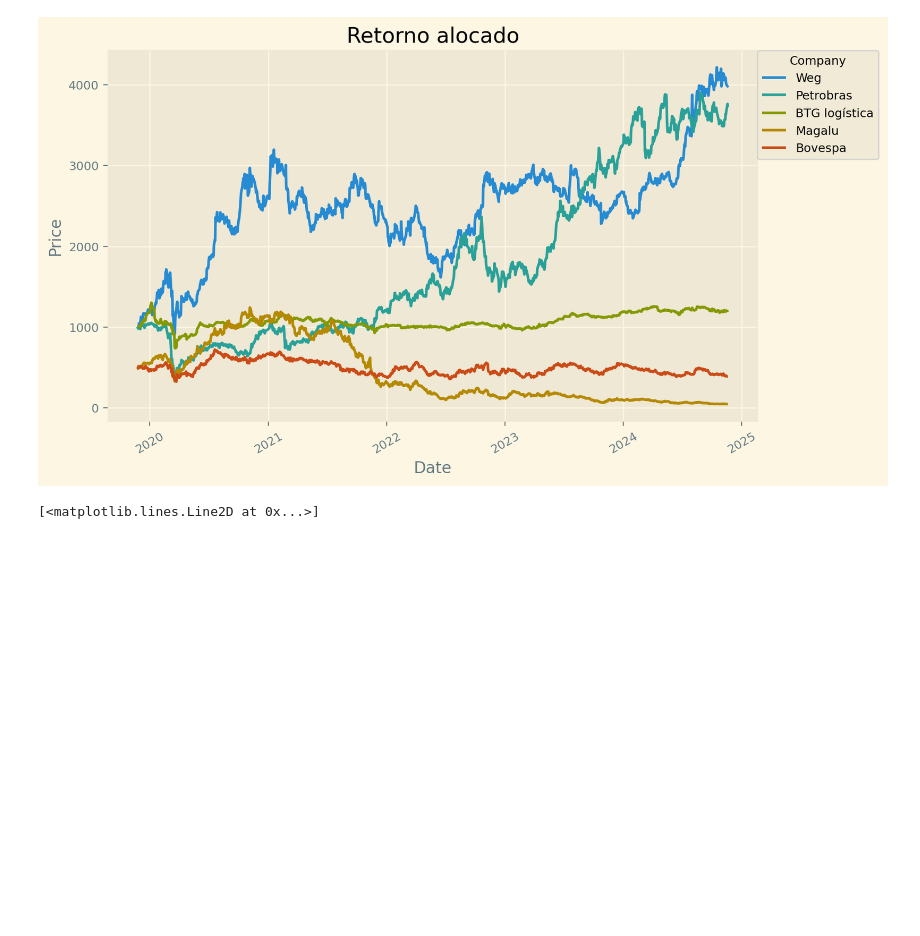
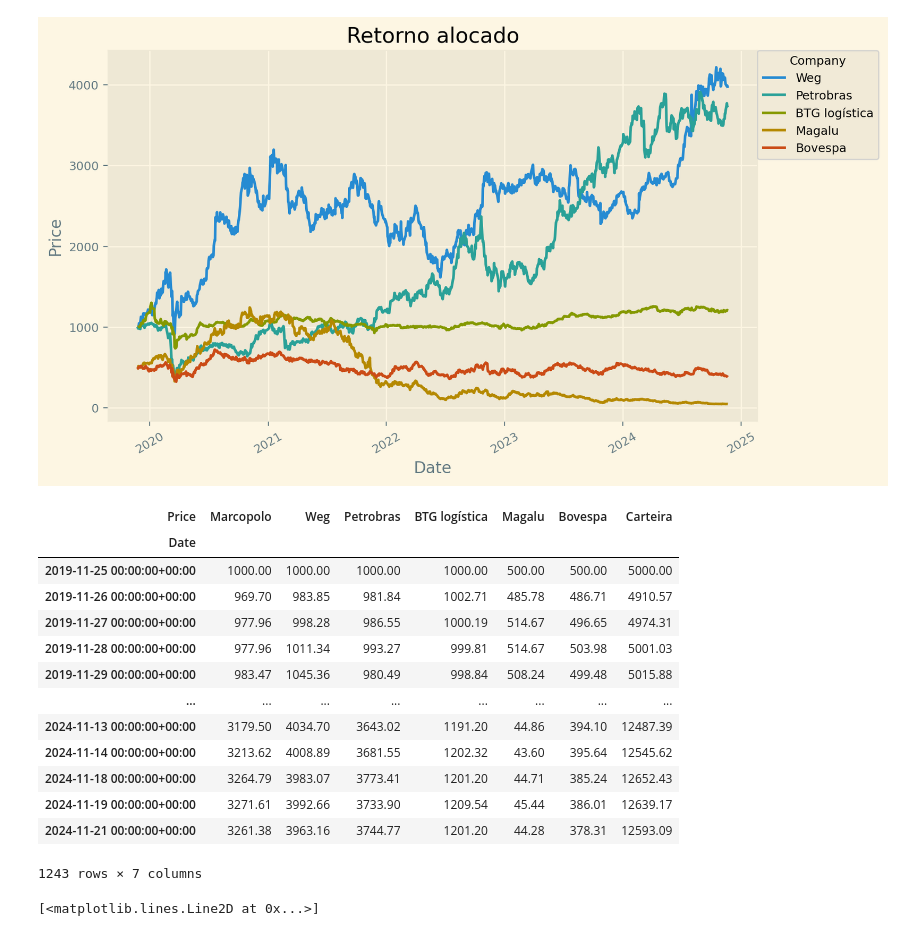
Before and after one commit to filmateus/data_science_financas, a Jupyter notebook: strocks_market_return_rate.ipynb, the cells around one changed output. Cells and saved outputs as stored; diff of their text form; code cells hidden in the pictures; blank space fills up the shorter version.

```diff
--- a/strocks_market_return_rate.ipynb
+++ b/strocks_market_return_rate.ipynb
@@ -322,6 +321,25 @@ def plot_closing_prices(df_adj_close, title='Adjusted Closing Prices of Stocks O
 plot_closing_prices(df_alocado, title="Retorno alocado")
 # %% [output]
 [figure]
+# %%
+df = df_alocado.copy()
+df['Carteira'] = df.iloc[:,:].sum(axis=1)
+df.round(2)
+# %% [output]
+| Price | Marcopolo | Weg | Petrobras | BTG logística | Magalu | Bovespa | Carteira |
+| Date |  |  |  |  |  |  |  |
+| 2019-11-25 00:00:00+00:00 | 1000.00 | 1000.00 | 1000.00 | 1000.00 | 500.00 | 500.00 | 5000.00 |
+| 2019-11-26 00:00:00+00:00 | 969.70 | 983.85 | 981.84 | 1002.71 | 485.78 | 486.71 | 4910.57 |
+| 2019-11-27 00:00:00+00:00 | 977.96 | 998.28 | 986.55 | 1000.19 | 514.67 | 496.65 | 4974.31 |
+| 2019-11-28 00:00:00+00:00 | 977.96 | 1011.34 | 993.27 | 999.81 | 514.67 | 503.98 | 5001.03 |
+| 2019-11-29 00:00:00+00:00 | 983.47 | 1045.36 | 980.49 | 998.84 | 508.24 | 499.48 | 5015.88 |
+| ... | ... | ... | ... | ... | ... | ... | ... |
+| 2024-11-13 00:00:00+00:00 | 3179.50 | 4034.70 | 3643.02 | 1191.20 | 44.86 | 394.10 | 12487.39 |
+| 2024-11-14 00:00:00+00:00 | 3213.62 | 4008.89 | 3681.55 | 1202.32 | 43.60 | 395.64 | 12545.62 |
+| 2024-11-18 00:00:00+00:00 | 3264.79 | 3983.07 | 3773.41 | 1201.20 | 44.71 | 385.24 | 12652.43 |
+| 2024-11-19 00:00:00+00:00 | 3271.61 | 3992.66 | 3733.90 | 1209.54 | 45.44 | 386.01 | 12639.17 |
+| 2024-11-21 00:00:00+00:00 | 3261.38 | 3963.16 | 3744.77 | 1201.20 | 44.28 | 378.31 | 12593.09 |
+1243 rows × 7 columns
 # %%
 df = df_alocado.copy()
 df['Carteira'] = df.iloc[:,:].sum(axis=1)
```
Also changed, not shown: parts of 6 cells of this notebook.
